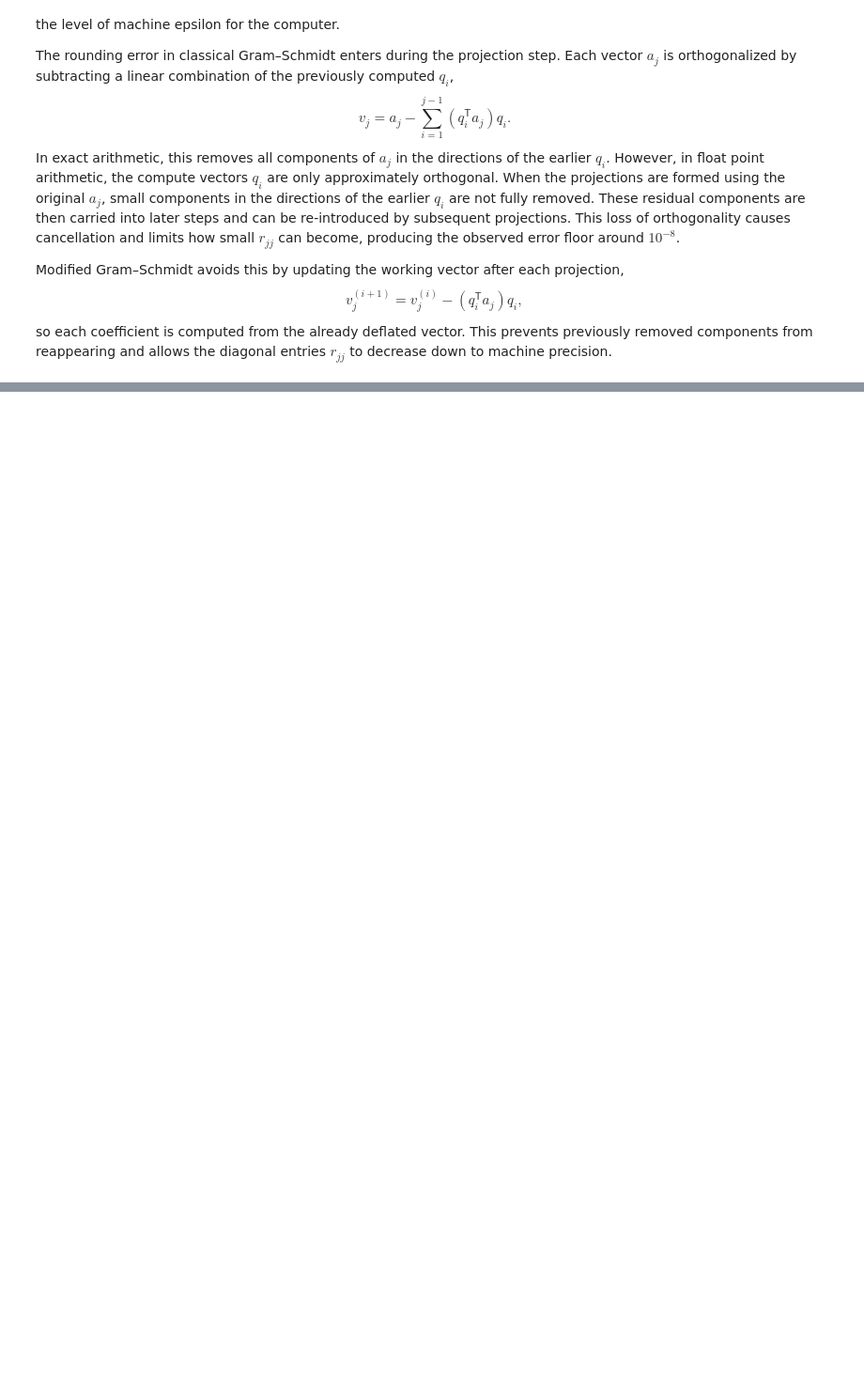
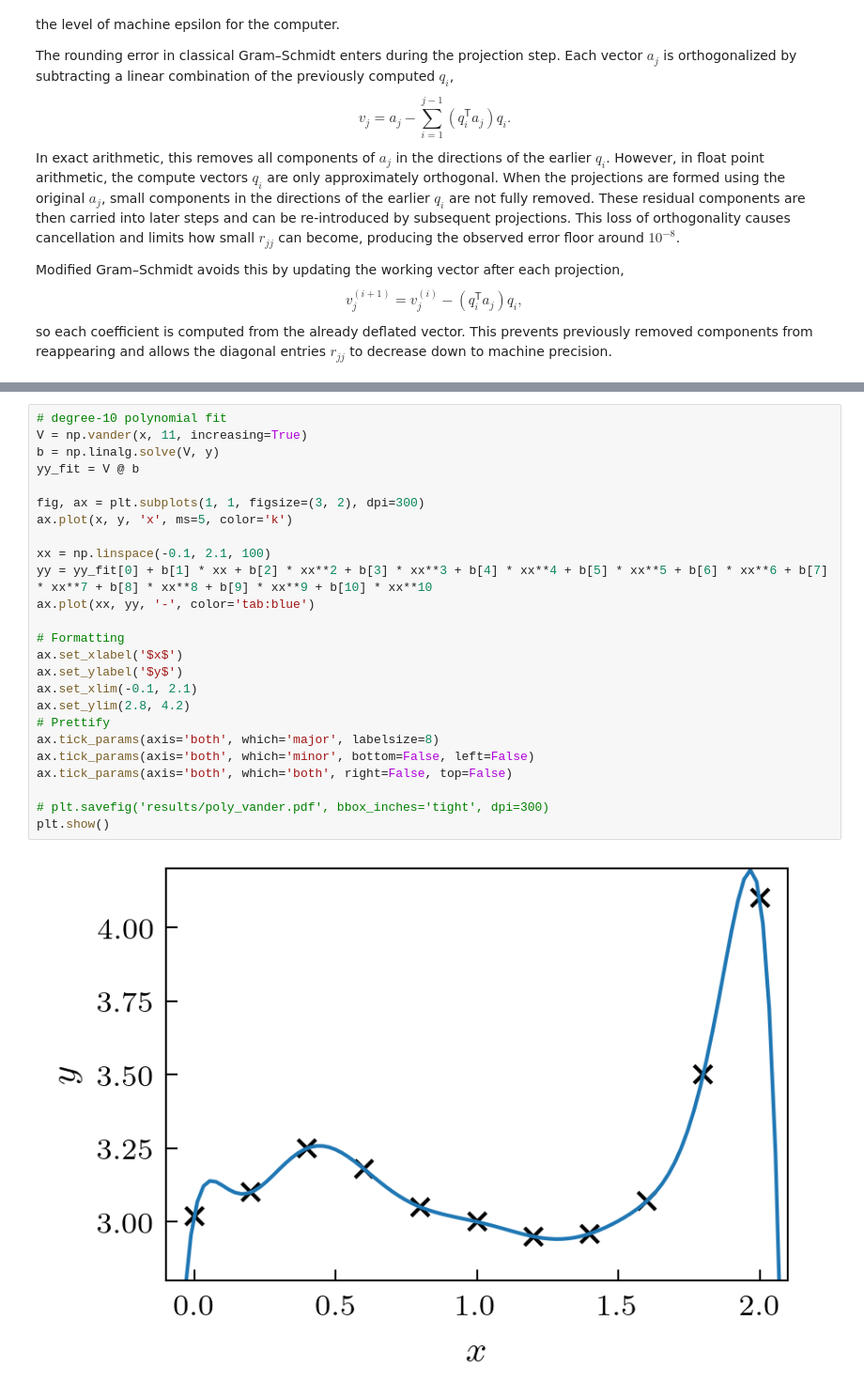
Before and after one commit to rycroft-group/math513, a Jupyter notebook: 2_qr+lstsq/2_qr+lstsq.ipynb, the cells around one changed output, grey strips where cells are left out. Shown at 94% size. Cells and saved outputs as stored; diff of their text form; blank space fills up the shorter version.

```diff
--- a/2_qr+lstsq/2_qr+lstsq.ipynb
+++ b/2_qr+lstsq/2_qr+lstsq.ipynb
@@ -172,0 +271,27 @@ so each coefficient is computed from the already deflated vector. This prevents
+# %%
+# degree-10 polynomial fit
+V = np.vander(x, 11, increasing=True)
+b = np.linalg.solve(V, y)
+yy_fit = V @ b
+
+fig, ax = plt.subplots(1, 1, figsize=(3, 2), dpi=300)
+ax.plot(x, y, 'x', ms=5, color='k')
+
+xx = np.linspace(-0.1, 2.1, 100)
+yy = yy_fit[0] + b[1] * xx + b[2] * xx**2 + b[3] * xx**3 + b[4] * xx**4 + b[5] * xx**5 + b[6] * xx**6 + b[7] * xx**7 + b[8] * xx**8 + b[9] * xx**9 + b[10] * xx**10
+ax.plot(xx, yy, '-', color='tab:blue')
+
+# Formatting
+ax.set_xlabel('$x$')
+ax.set_ylabel('$y$')
+ax.set_xlim(-0.1, 2.1)
+ax.set_ylim(2.8, 4.2)
+# Prettify
+ax.tick_params(axis='both', which='major', labelsize=8)
+ax.tick_params(axis='both', which='minor', bottom=False, left=False)
+ax.tick_params(axis='both', which='both', right=False, top=False)
+
+# plt.savefig('results/poly_vander.pdf', bbox_inches='tight', dpi=300)
+plt.show()
+# %% [output]
+[figure, added]
```
Also changed, not shown: parts of 24 cells of this notebook, 3 other files.
